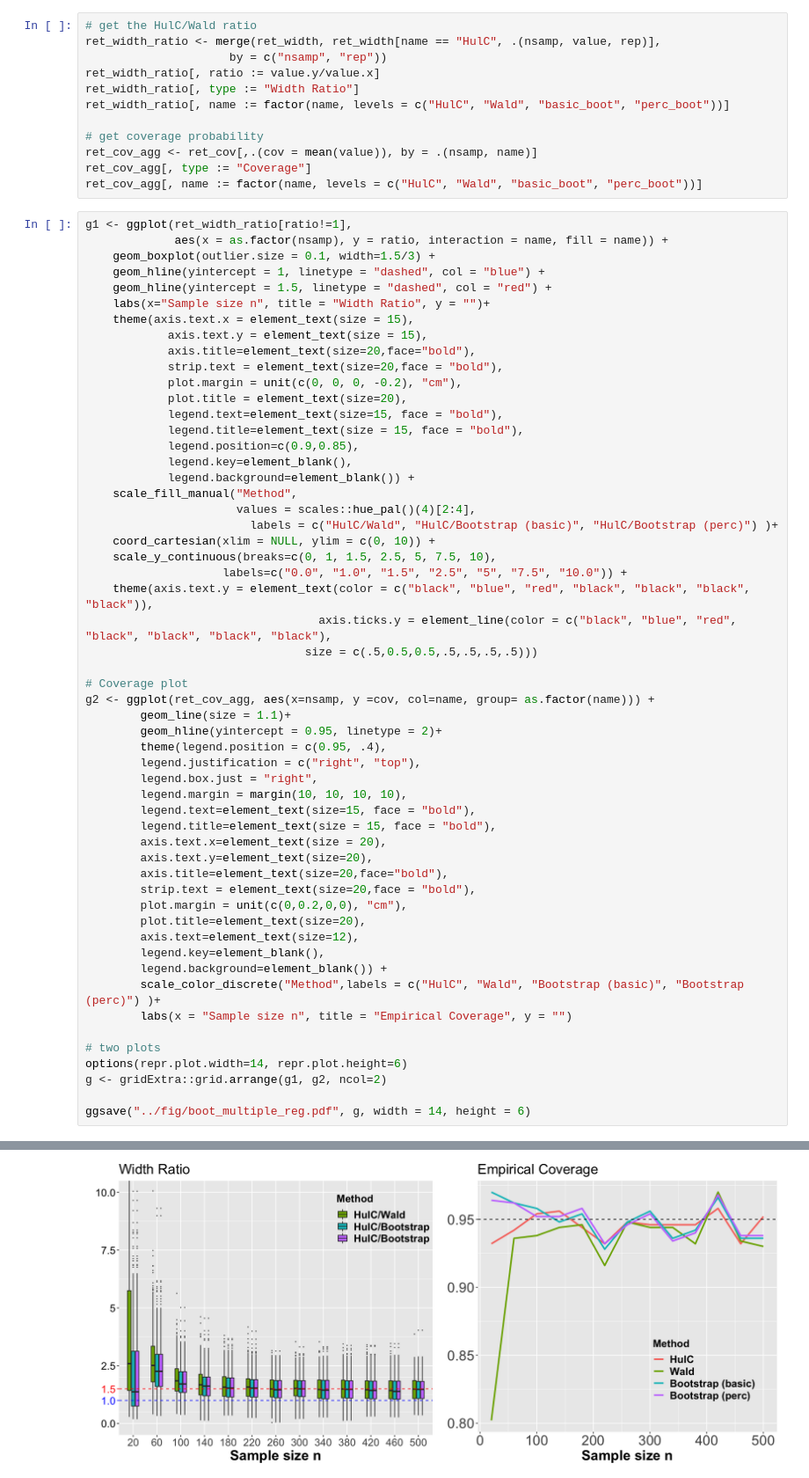
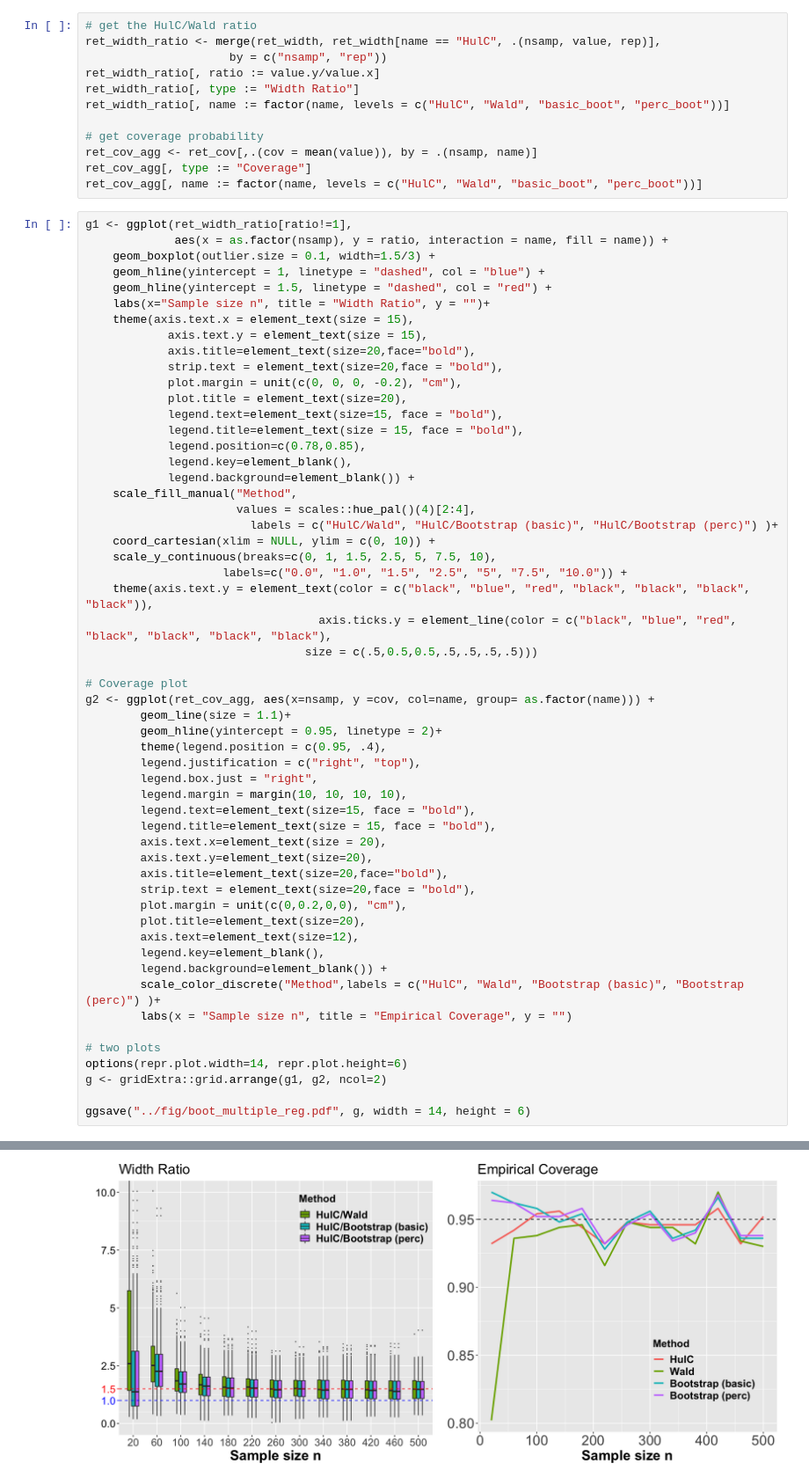
Before and after one commit to Arun-Kuchibhotla/HulC, a Jupyter notebook: R/Comparison of HulC and Wald and Bootstrap intervals 2.ipynb, the cells around one changed output, grey strips where cells are left out. Shown at 88% size. Cells and saved outputs as stored; diff of their text form.

Commit message:
Adjust legend position

```diff
--- a/R/Comparison of HulC and Wald and Bootstrap intervals 2.ipynb
+++ b/R/Comparison of HulC and Wald and Bootstrap intervals 2.ipynb
@@ -194,7 +194,7 @@ g1 <- ggplot(ret_width_ratio[ratio!=1],
             plot.title = element_text(size=20),
             legend.text=element_text(size=15, face = "bold"),
             legend.title=element_text(size = 15, face = "bold"),
-            legend.position=c(0.9,0.85),
+            legend.position=c(0.78,0.85),
             legend.key=element_blank(),
             legend.background=element_blank()) +
     scale_fill_manual("Method",
@@ -211,31 +211,31 @@ g1 <- ggplot(ret_width_ratio[ratio!=1],
 g2 <- ggplot(ret_cov_agg, aes(x=nsamp, y =cov, col=name, group= as.factor(name))) +
         geom_line(size = 1.1)+
         geom_hline(yintercept = 0.95, linetype = 2)+
         theme(legend.position = c(0.95, .4),
         legend.justification = c("right", "top"),
         legend.box.just = "right",
         legend.margin = margin(10, 10, 10, 10),
         legend.text=element_text(size=15, face = "bold"),
         legend.title=element_text(size = 15, face = "bold"),
         axis.text.x=element_text(size = 20),
         axis.text.y=element_text(size=20),
         axis.title=element_text(size=20,face="bold"),
         strip.text = element_text(size=20,face = "bold"),
         plot.margin = unit(c(0,0.2,0,0), "cm"),
         plot.title=element_text(size=20),
         axis.text=element_text(size=12),
         legend.key=element_blank(),
         legend.background=element_blank()) +
         scale_color_discrete("Method",labels = c("HulC", "Wald", "Bootstrap (basic)", "Bootstrap (perc)") )+
         labs(x = "Sample size n", title = "Empirical Coverage", y = "")
 
 # two plots
 options(repr.plot.width=14, repr.plot.height=6)
 g <- gridExtra::grid.arrange(g1, g2, ncol=2)
 
 ggsave("../fig/boot_multiple_reg.pdf", g, width = 14, height = 6)
 # %% [output]
 Warning message:
 “Vectorized input to `element_text()` is not officially supported.
 Results may be unexpected or may change in future versions of ggplot2.”
-[figure, old version]
+[figure, new version]
```
Also changed, not shown: 1 other file.
